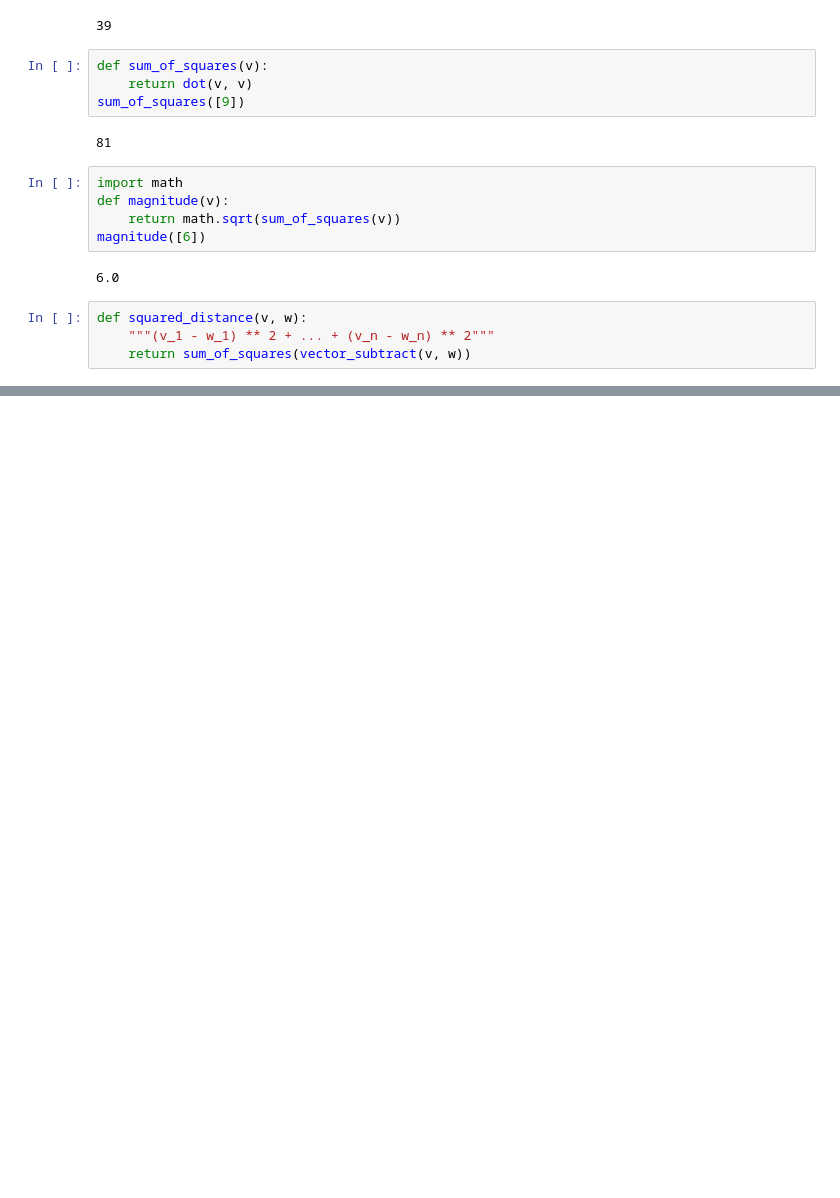
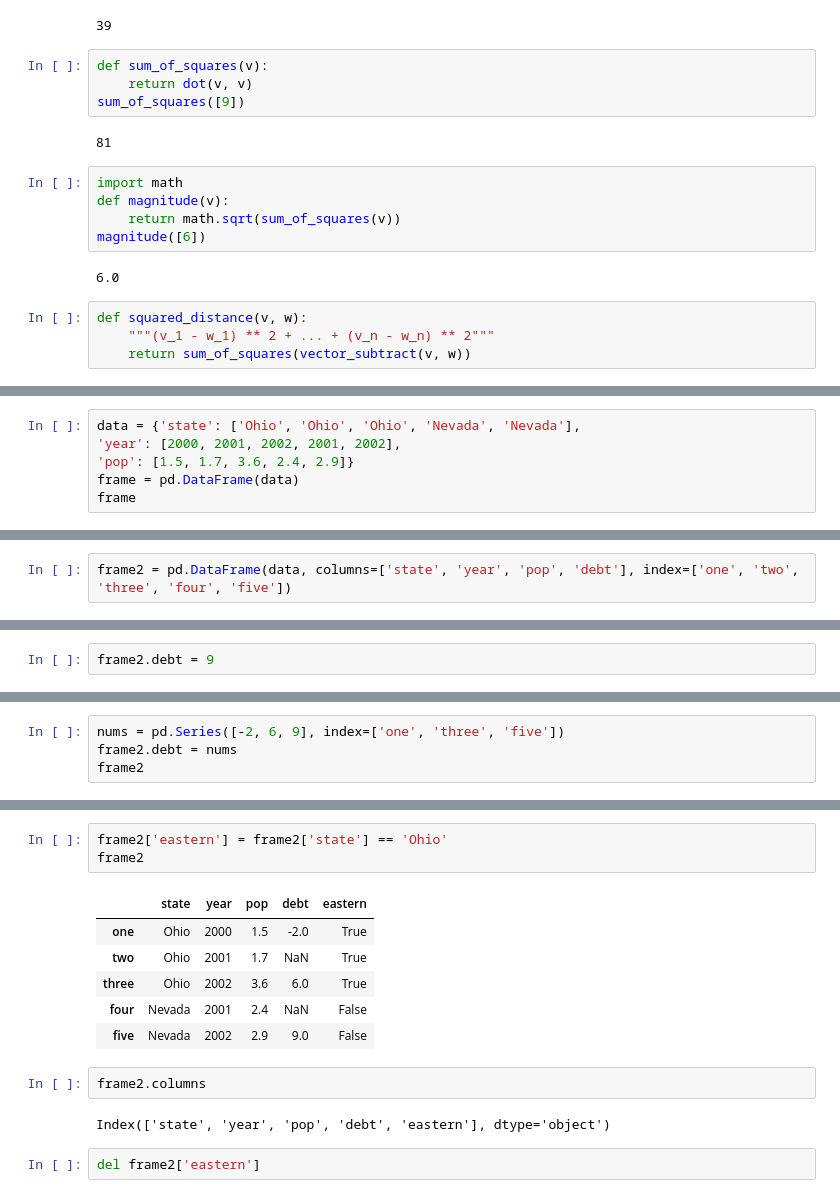
Before and after one commit to rabobahago/python_projects, a Jupyter notebook: scientific_programming_with_python/numpy/practice.ipynb, the cells around one changed output, grey strips where cells are left out. Drawn from its saved outputs; the diff is of its cells as text; blank space fills up the shorter version.

Commit message:
pandas Series and Dataframe implemented

```diff
--- a/scientific_programming_with_python/numpy/practice.ipynb
+++ b/scientific_programming_with_python/numpy/practice.ipynb
@@ -1246,0 +1477,6 @@ def squared_distance(v, w):
+# %%
+data = {'state': ['Ohio', 'Ohio', 'Ohio', 'Nevada', 'Nevada'],
+'year': [2000, 2001, 2002, 2001, 2002],
+'pop': [1.5, 1.7, 3.6, 2.4, 2.9]}
+frame = pd.DataFrame(data)
+frame
@@ -1246,0 +1490,2 @@ def squared_distance(v, w):
+# %%
+frame2 = pd.DataFrame(data, columns=['state', 'year', 'pop', 'debt'], index=['one', 'two', 'three', 'four', 'five'])
@@ -1246,0 +1501,2 @@ def squared_distance(v, w):
+# %%
+frame2.debt = 9
@@ -1246,0 +1512,4 @@ def squared_distance(v, w):
+# %%
+nums = pd.Series([-2, 6, 9], index=['one', 'three', 'five'])
+frame2.debt = nums
+frame2
@@ -1246,0 +1523,16 @@ def squared_distance(v, w):
+# %%
+frame2['eastern'] = frame2['state'] == 'Ohio'
+frame2
+# %% [output]
+|  | state | year | pop | debt | eastern |
+| one | Ohio | 2000 | 1.5 | -2.0 | True |
+| two | Ohio | 2001 | 1.7 | NaN | True |
+| three | Ohio | 2002 | 3.6 | 6.0 | True |
+| four | Nevada | 2001 | 2.4 | NaN | False |
+| five | Nevada | 2002 | 2.9 | 9.0 | False |
+# %%
+frame2.columns
+# %% [output]
+Index(['state', 'year', 'pop', 'debt', 'eastern'], dtype='object')
+# %%
+del frame2['eastern']
```
Also changed, not shown: parts of 53 cells of this notebook.
